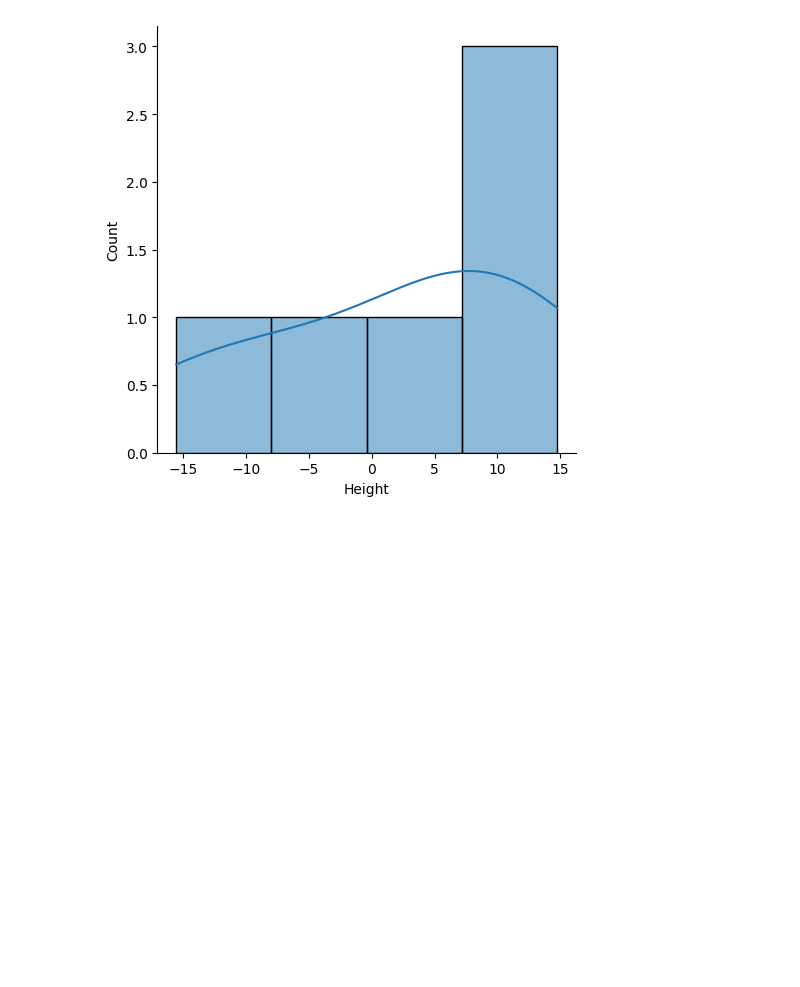
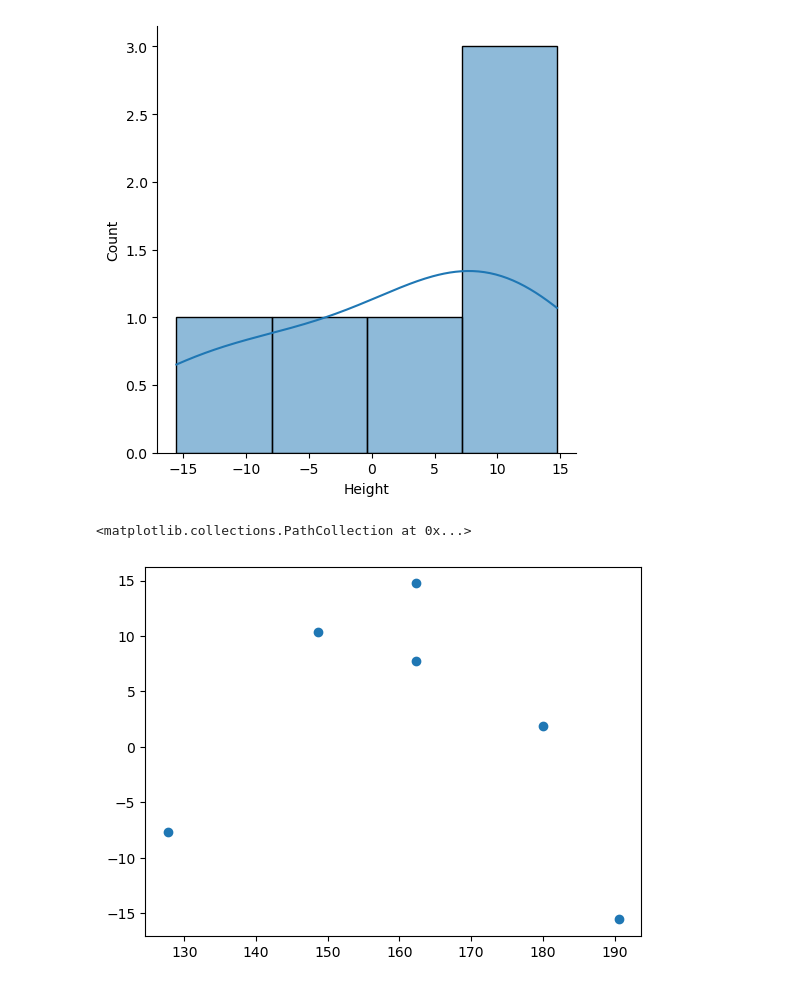
Before and after one commit to Harshad133/Machine_Learning, a Jupyter notebook: 4_LinearRegression/simple_linear_regression.ipynb, the cells around one changed output. Drawn from its saved outputs; the diff is of its cells as text; code cells hidden in the pictures; blank space fills up the shorter version.

```diff
--- a/4_LinearRegression/simple_linear_regression.ipynb
+++ b/4_LinearRegression/simple_linear_regression.ipynb
@@ -194,3 +200,8 @@ sns.displot(reseduals, kde=True)
 <seaborn.axisgrid.FacetGrid at 0x...>
 [figure]
 [figure]
+# %%
+plt.scatter(y_pred,reseduals)
+# %% [output]
+<matplotlib.collections.PathCollection at 0x...>
+[figure, added]
```
Also changed, not shown: parts of 4 cells of this notebook, 9 other files.
